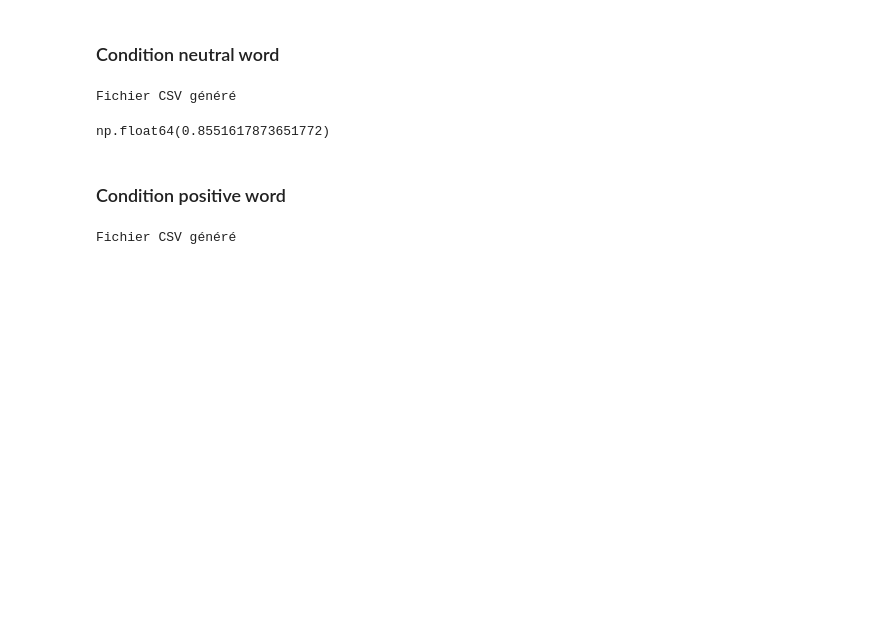
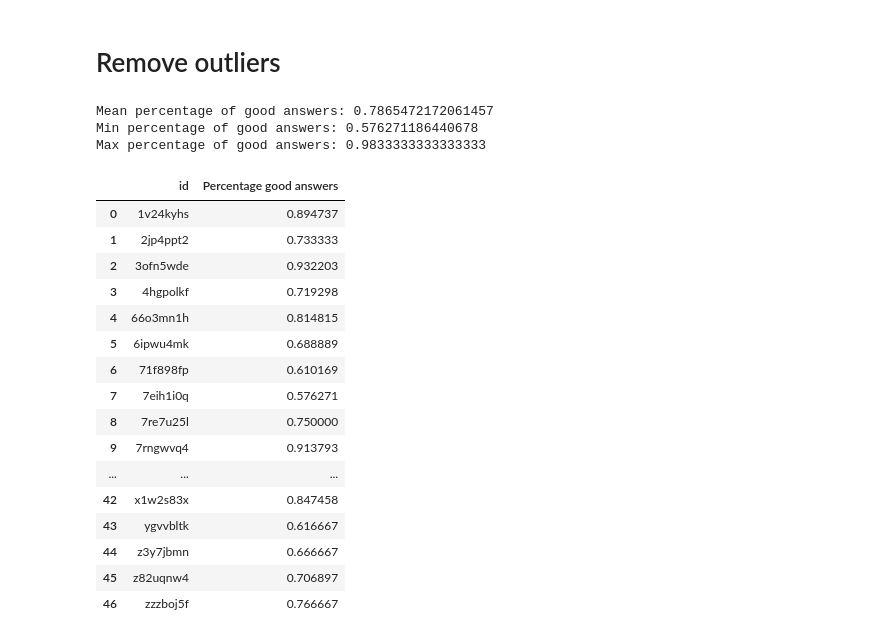
Before and after one commit to Coumess/Lab_Project_Experiment, a Jupyter notebook: extract_data.ipynb, the cells around one changed output. Saved outputs shown, nothing was run; the diff lists cells and outputs as text; code cells hidden in the pictures; blank space fills up the shorter version.

```diff
--- a/extract_data.ipynb
+++ b/extract_data.ipynb
@@ -82,36 +82,41 @@ Visage précédé d'un mot neutre. En théorie, 100% de précision:
+# %% [markdown]
+# Remove outliers
 # %%
 # We take all the rows where the congruence condition is neutral
-control = df[df['congruence'] == 'neutre']
+control = df[df['valence_word'] == 'neutre']
 # Pourcentage of correct answer per id
 control_pourcentage = control.groupby('id')['correct'].mean()
 # Get the index of the id that got a pourcentage of correct answer below 70%
-id_outliers = control_pourcentage[control_pourcentage < 0.70].index
+id_outliers = control_pourcentage[control_pourcentage <= .50].index
+# If we want to take out some index
+id_outliers = id_outliers.append(pd.Index(['imgzntah']))
+# Create a DataFrame without outliers
+data_without_outliers= df[~df['id'].isin(id_outliers)]
+# New variable to dispaly the DataFrame without outliers
+dwo_display=data_without_outliers.groupby('id')['correct'].mean().reset_index(name='Percentage good answers')
+# Some stats
+print(f"Mean percentage of good answers: {dwo_display['Percentage good answers'].mean()}")
+print(f"Min percentage of good answers: {dwo_display['Percentage good answers'].min()}")
+print(f"Max percentage of good answers: {dwo_display['Percentage good answers'].max()}")
+display(dwo_display)
+# %% [output]
+Mean percentage of good answers: 0.7865472172061457
+Min percentage of good answers: 0.576271186440678
+Max percentage of good answers: 0.9833333333333333
+|  | id | Percentage good answers |
+| 0 | 1v24kyhs | 0.894737 |
+| 1 | 2jp4ppt2 | 0.733333 |
+| 2 | 3ofn5wde | 0.932203 |
+| 3 | 4hgpolkf | 0.719298 |
+| 4 | 66o3mn1h | 0.814815 |
+| 5 | 6ipwu4mk | 0.688889 |
+| 6 | 71f898fp | 0.610169 |
+| 7 | 7eih1i0q | 0.576271 |
+| 8 | 7re7u25l | 0.750000 |
+| 9 | 7rngwvq4 | 0.913793 |
+| ... | ... | ... |
+| 42 | x1w2s83x | 0.847458 |
+| 43 | ygvvbltk | 0.616667 |
+| 44 | z3y7jbmn | 0.666667 |
+| 45 | z82uqnw4 | 0.706897 |
+| 46 | zzzboj5f | 0.766667 |
-# %% [markdown]
-### Condition neutral word
-# %%
-# We take all the rows where the valence of the word is neutral
-neutral = df[df['valence_mot'] == 'neutre']
-# Construct a new datafram without outliers
-data_without_outliers_neutral= neutral[~neutral['id'].isin(id_outliers)]
-# Export en CSV
-data_without_outliers_neutral.to_csv("data_without_outliers_neutral.csv", index=False, encoding="utf-8")
-print("Fichier CSV généré")
-# %% [output]
-Fichier CSV généré
-# %%
-# Mean pourcentage of correct answer
-data_without_outliers_neutral['correct'].mean()
-# %% [output]
-np.float64(0.8551617873651772)
-# %% [markdown]
-### Condition positive word
-# %%
-# We take all the rows where the valence of the word is positive
-positive = df[df['valence_mot'] == 'positif']
-# Construct a new datafram without outliers
-data_without_outliers_positive= positive[~positive['id'].isin(id_outliers)]
-# Export en CSV
-data_without_outliers_positive.to_csv("data_without_outliers_positive.csv", index=False, encoding="utf-8")
-print("Fichier CSV généré")
-# %% [output]
-Fichier CSV généré
```
Also changed, not shown: parts of 25 cells of this notebook.
